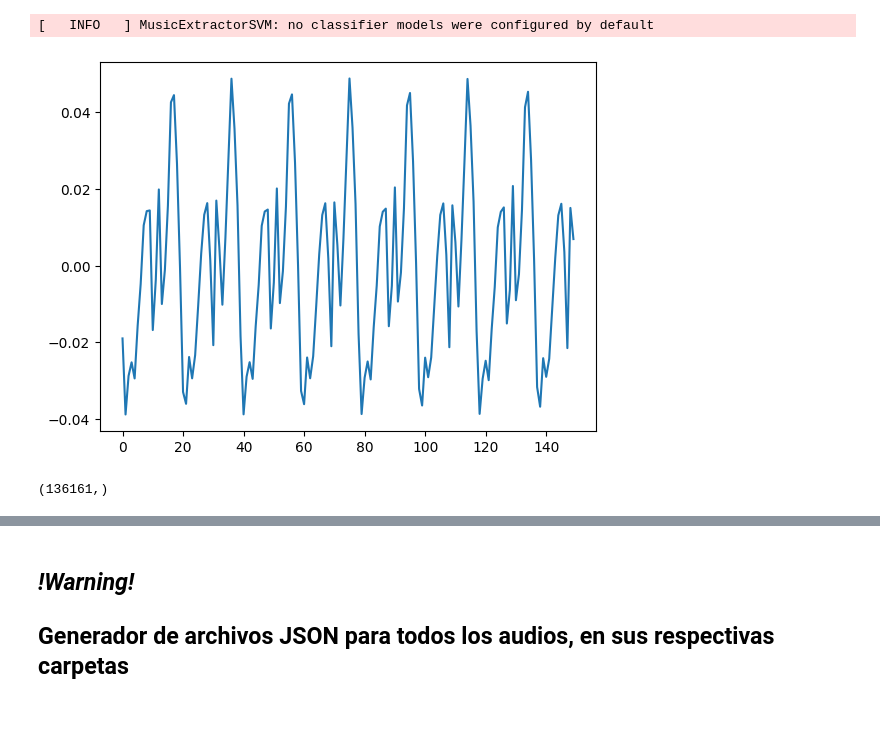
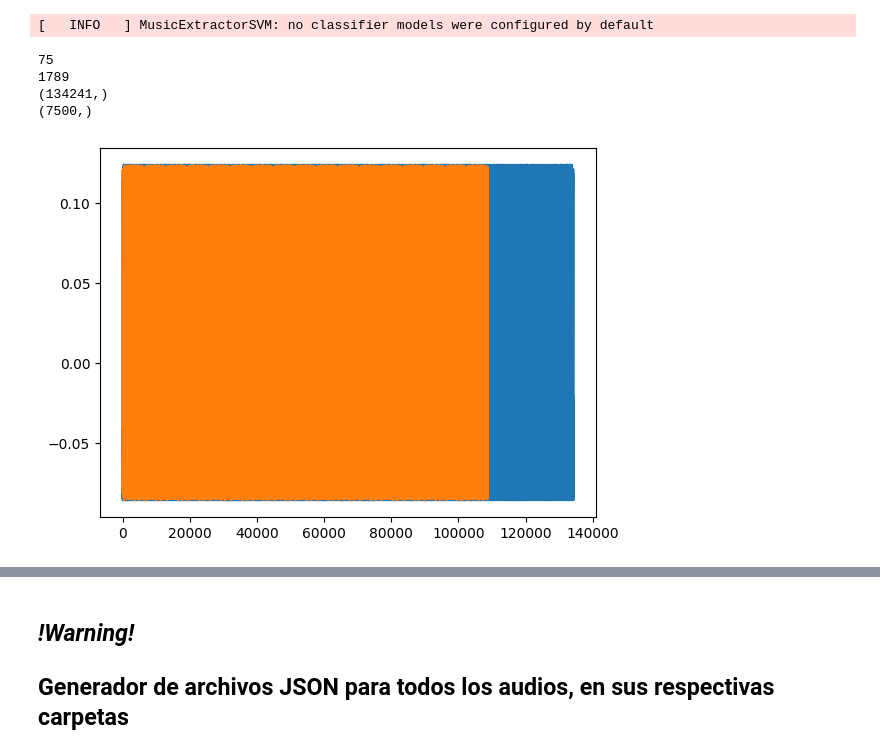
Before and after one commit to BoscoOlives/TFG-Kobol-BoscoOlives, a Jupyter notebook: TFG Standard Mode (funciona).ipynb, the cells around one changed output, grey strips where cells are left out. Cells and saved outputs as stored; diff of their text form; code cells hidden in the pictures; blank space fills up the shorter version.

```diff
--- a/TFG Standard Mode (funciona).ipynb
+++ b/TFG Standard Mode (funciona).ipynb
@@ -145,38 +165,58 @@ generateJSON(filepath, input_file, 'vco1_5.0_saw.wav')
+# %%
+filepath = 'test.json'
+input_file = '/mnt/c/Users/bosco/Desktop/TFG/TFG-Kobol-BoscoOlives/rsf_kobol_expander_2-vco/audio/vco1/triangular-sawtooth +/vco1_5.0_tri-saw+.wav'
+file_name = input_file.split("/")[-1] #cortar solamente el nombre del archivo
+
+generateJSON(filepath, input_file, file_name, numPeriods=100)
+# %% [output]
+75
+1789
+(134241,)
+(7500,)
 # %%
 def readJSON(filepath):
     with open(filepath, 'r') as file:
         data = json.load(file)
 
     return (data["Signal Name"],
+            data["Num Periods"],
             data["Sample Rate"],
             data["Frame Size"],
             data["Hop Size"],
             data["Harmonic Magnitud"],
             data["Harmonic Frequency"],
             data["Harmonic Phase"],
             data["Harmonic Res"])
 
 
 filepath = 'test.json'
 
 
 
-name, sampleRate, frameSize, hopSize, mags, freqs, phases, res = readJSON(filepath)
+name, num_total_periods, sampleRate, frameSize, hopSize, mags, freqs, phases, res = readJSON(filepath)
 outsignal = audioSynthesis(sampleRate, frameSize, hopSize, mags, freqs, phases, res)
 
 loader = std.MonoLoader(filename = str(input_file), sampleRate=sampleRate)
 audio = loader()
 
-plt.plot(audio[:150])
-# plt.plot(outsignal[:100])
+
+numPeriods = 100
+# Calcular el número de repeticiones necesarias para alargar el audio
+num_repetitions = int(num_total_periods / numPeriods)
+# Alargar el audio utilizando la función numpy.tile
+outsignal = np.tile(outsignal, num_repetitions)
+
+
+
+
+plt.plot(audio)
+plt.plot(outsignal)
 
 plt.show()
-print(audio.shape)
 ipd.display(ipd.Audio(data=audio, rate=sampleRate))
 ipd.display(ipd.Audio(data=outsignal, rate=sampleRate))
 # %% [output]
-[figure, old version]
+[figure, new version]
-(136161,)
 [interactive output not drawn]
 [interactive output not drawn]
 # %% [markdown]
```
Also changed, not shown: parts of 12 cells of this notebook.
